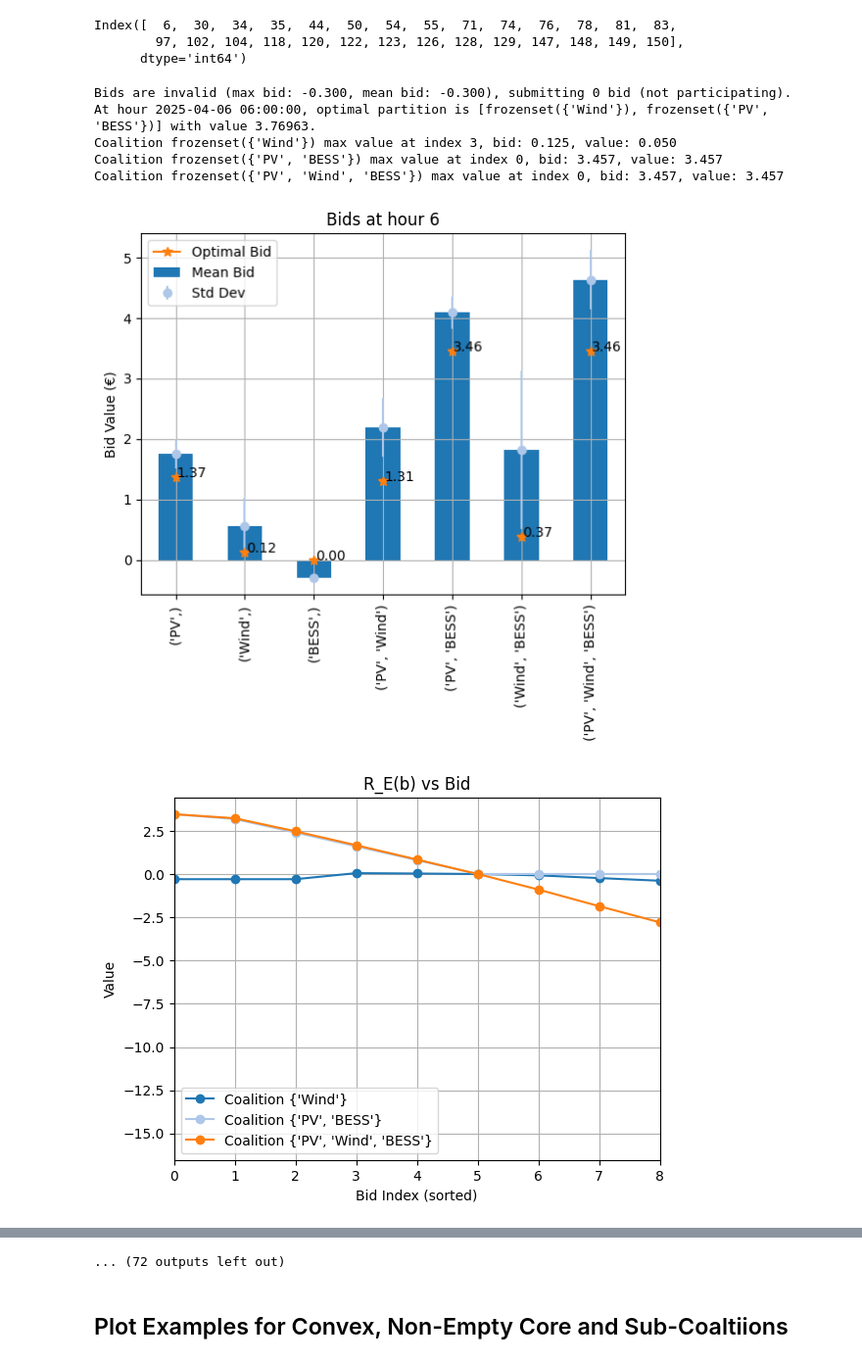
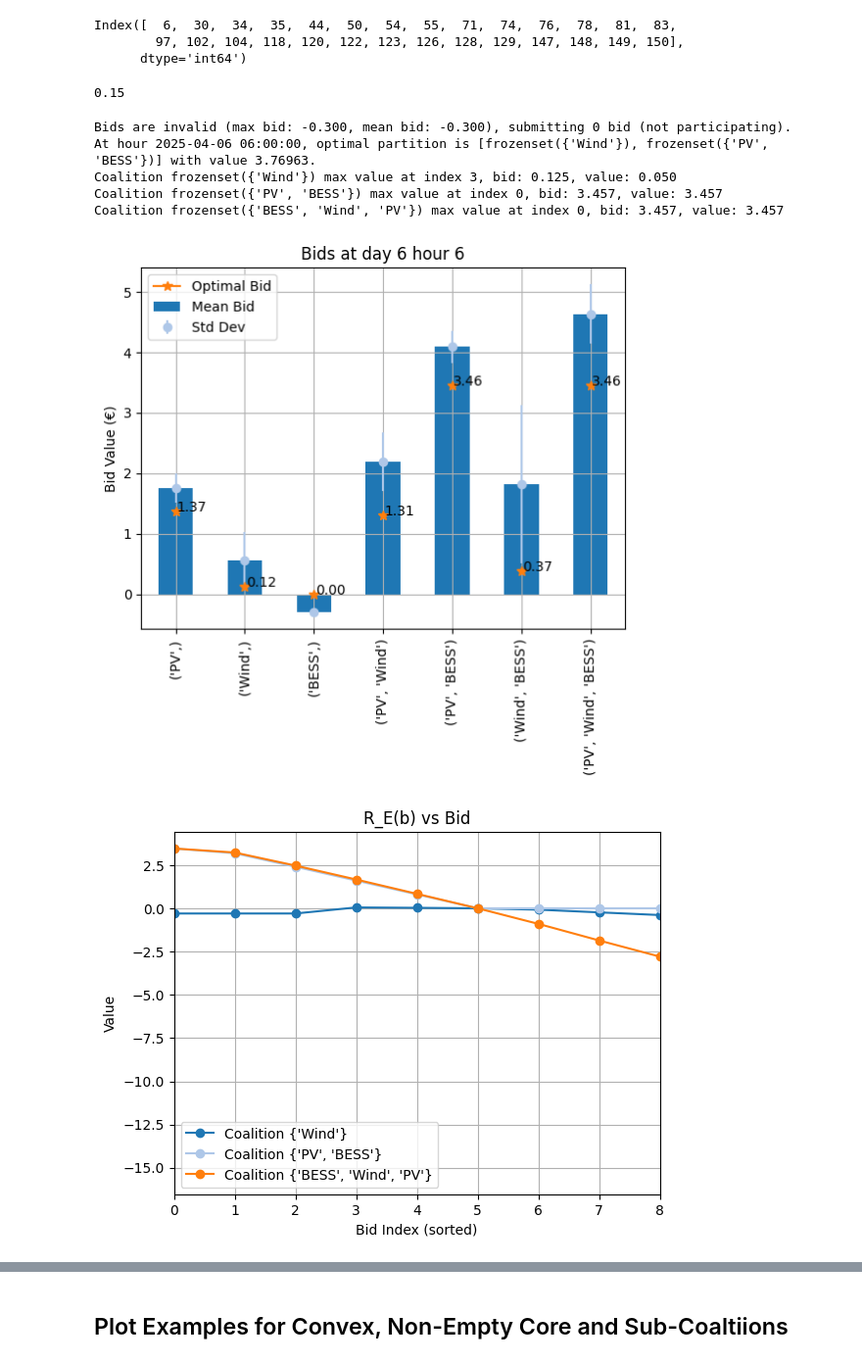
Before and after one commit to cvonholly/dvpp_reward_mechanism, a Jupyter notebook: case_visualize.ipynb, the cells around one changed output, grey strips where cells are left out. Shown at 98% size. Saved outputs shown, nothing was run; the diff lists cells and outputs as text; code cells hidden in the pictures.

```diff
--- a/case_visualize.ipynb
+++ b/case_visualize.ipynb
@@ -283,4 +268,14 @@ for i, x in enumerate(df_plot.index.get_level_values(1).unique().values):
     sns.histplot(df_plot.loc(axis=0)[:, x], bins=60, ax=axs[i//2, i%2])
     axs[i//2, i%2].set_title(f'Histogram of {x}')
     axs[i//2, i%2].set_xlabel(f'{x} (€)')
+
+    # fit_results = assess_distribution_fit([x for xs in df_plot.loc(axis=0)[:, x].values for x in xs], test_dists)
+    # print(fit_results)
+    # print the numer of values above
+    vals = [x for xs in df_plot.loc(axis=0)[:, x].values for x in xs]
+    thresh = 20
+    above_thresh, above_count = sum(v for v in vals if v > thresh), sum(1 for v in vals if v > thresh)
+    below_thresh, below_count = sum(v for v in vals if 0 <= v <= thresh), sum(1 for v in vals if 0 <= v <= thresh)
+    print(f'For {x}, {above_thresh:.1f} values above {thresh}, {below_thresh:.1f} values below or equal to {thresh}.')
+    print(f'For {x}, {above_count} counts above {thresh}, {below_count} counts below or equal to {thresh}.')
 # %% [output]
@@ -351,14 +354,21 @@ cols = df_bids.columns
 idx_tuples = [eval(col) for col in df_bids.columns.values]
 idx_frozensets = [frozenset(tup) for tup in idx_tuples]
 the_map = {fs: col for fs, col in zip(idx_frozensets, cols)}
+# %%
+3 / 20
+# %% [output]
+0.15
 # %%
+MAX_GAMES_TO_PLOT = 3
+dt_idxs = dt_idxs[:MAX_GAMES_TO_PLOT]
+
 K_errors = len(df_bids.loc[dt_idxs[0]])
 probs = [1/K_errors for _ in range(K_errors)]
 for dt in dt_idxs:
     # print(dvpps_infos[service].loc[dt])
     # visualize mean and std of each column
     plt.figure()
-    plt.title(f'Bids at hour {dt.hour}')
+    plt.title(f'Bids at day {dt.day} hour {dt.hour}')
     df_bids.loc[dt].mean(axis=0).plot(kind='bar', label='Mean Bid')
     # plot min max with error bars
     plt.errorbar(x=df_bids.loc[dt].columns, y=df_bids.loc[dt].mean(axis=0), yerr=df_bids.loc[dt].std(axis=0), fmt='o', label='Std Dev',
@@ -387,36 +397,36 @@ for dt in dt_idxs:
     x_ks = np.arange(K_errors)
     # add grand coalition
     coalitions.append(frozenset(players))
 
     for coalition in coalitions:
         # convert to columns
         col = the_map[coalition]
         the_bids = df_bids.loc[dt, col].values.tolist()
         the_bids.sort()
         # the_bids = the_bids[::-1]
         # convert bids to values
         vals = bids_to_values(the_bids, probs[0])
         # indicate dict_opt_bids in plot
         plt.plot(x_ks, vals, marker='o', label=f'Coalition {set(coalition)}')
         # print idx and bid of max value
         max_idx = np.argmax(vals)
         print(f"Coalition {coalition} max value at index {max_idx}, bid: {the_bids[max_idx]:.3f}, value: {vals[max_idx]:.3f}")
 
     plt.xlabel('Bid Index (sorted)')
     plt.ylabel('Value')
     plt.title('R_E(b) vs Bid')
     plt.grid(True)
     plt.xlim((0, 8))
     plt.legend()
     plt.show()
 # %% [output]
 Bids are invalid (max bid: -0.300, mean bid: -0.300), submitting 0 bid (not participating).
 At hour 2025-04-06 06:00:00, optimal partition is [frozenset({'Wind'}), frozenset({'PV', 'BESS'})] with value 3.76963.
 Coalition frozenset({'Wind'}) max value at index 3, bid: 0.125, value: 0.050
 Coalition frozenset({'PV', 'BESS'}) max value at index 0, bid: 3.457, value: 3.457
-Coalition frozenset({'PV', 'Wind', 'BESS'}) max value at index 0, bid: 3.457, value: 3.457
+Coalition frozenset({'BESS', 'Wind', 'PV'}) max value at index 0, bid: 3.457, value: 3.457
-[figure, old version]
+[figure, new version]
-[figure, old version]
+[figure, new version]
 Bids are invalid (max bid: -0.300, mean bid: -0.300), submitting 0 bid (not participating).
 At hour 2025-04-07 06:00:00, optimal partition is [frozenset({'Wind'}), frozenset({'PV', 'BESS'})] with value 4.2260599999999995.
 Coalition frozenset({'Wind'}) max value at index 4, bid: 0.188, value: 0.038
@@ -441,4 +444,3 @@ Coalition frozenset({'PV', 'Wind', 'BESS'}) max value at index 0, bid: 6.051, va
-... (72 outputs left out)
 # %% [markdown]
 ## Plot Examples for Convex, Non-Empty Core and Sub-Coaltiions
 # %%
```
Also changed, not shown: parts of 12 cells of this notebook, 2 other files.
